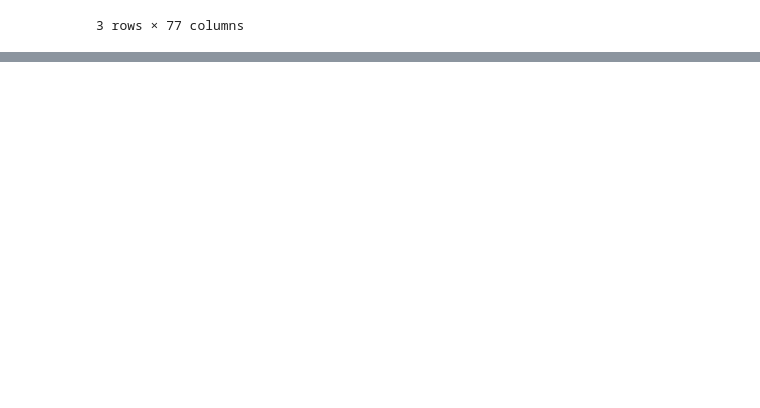
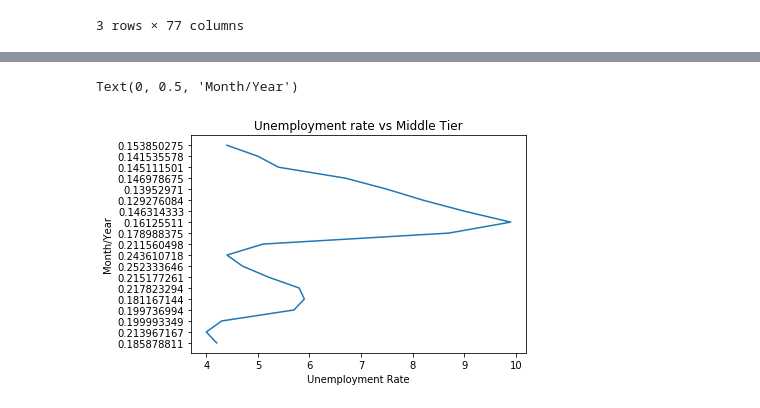
Before and after one commit to LoriHarris/Real_Estate_Affordability, a Jupyter notebook: Cleaning Labor, Income, and Education CSVs.ipynb, the cells around one changed output, grey strips where cells are left out. Cells and saved outputs as stored; diff of their text form; code cells hidden in the pictures; blank space fills up the shorter version.

```diff
--- a/Cleaning Labor, Income, and Education CSVs.ipynb
+++ b/Cleaning Labor, Income, and Education CSVs.ipynb
@@ -146,0 +176,9 @@ plt.yticks(ticks)
+# %%
+plt.plot(rate, mort_df4["Middle Tier"])
+#plt.plot(rate, mort_df4["Bottom Tier"])
+plt.title("Unemployment rate vs Middle Tier")
+plt.xlabel("Unemployment Rate")
+plt.ylabel("Month/Year")
+# %% [output]
+Text(0, 0.5, 'Month/Year')
+[figure, added]
```
Also changed, not shown: parts of 6 cells of this notebook.
